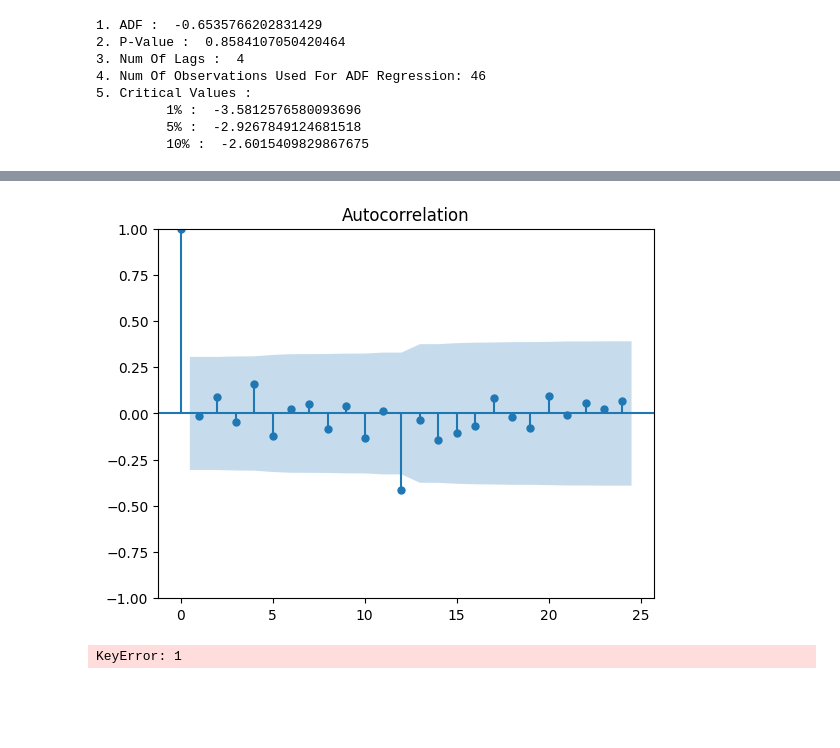
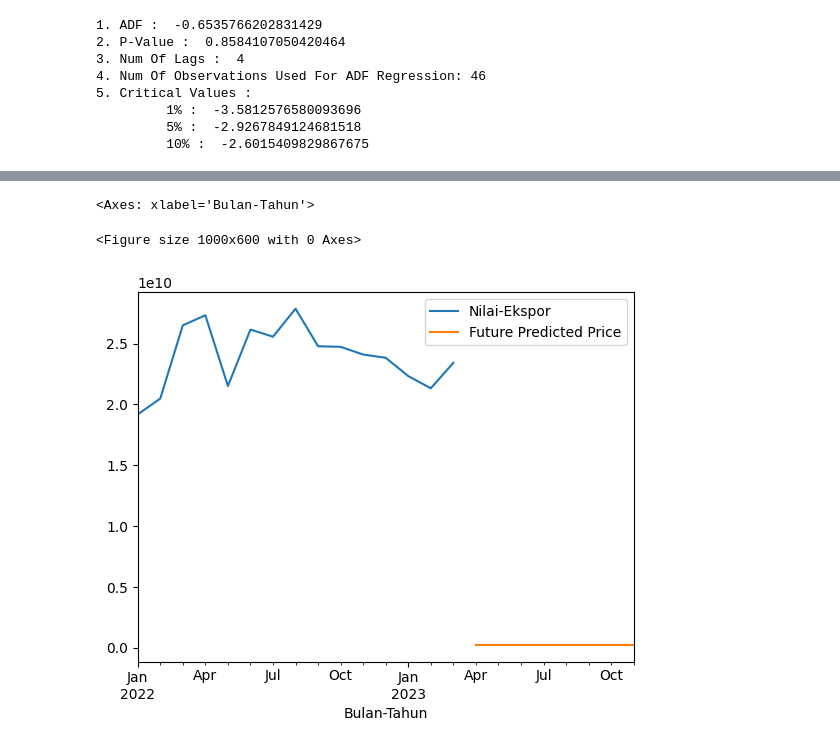
Before and after one commit to tmuchlissin/pa-mlops, a Jupyter notebook: model-forecasting.ipynb, the cells around one changed output, grey strips where cells are left out. Saved outputs shown, nothing was run; the diff lists cells and outputs as text; code cells hidden in the pictures; blank space fills up the shorter version.

```diff
--- a/model-forecasting.ipynb
+++ b/model-forecasting.ipynb
@@ -151,4 +168,0 @@ plt.show()
-# %%
-train=df.iloc[:-15]
-test=df.iloc[-15:]
-print(train.shape,test.shape)
@@ -157,4 +168,0 @@ print(train.shape,test.shape)
-# %%
-model=ARIMA(train['Nilai-Ekspor'],order=(3,1,3))
-model=model.fit()
-model.summary()
@@ -227,6 +206,6 @@ RMSE for Nilai Ekspor = : 2980051492.5370235
 # %%
-index_future_dates = pd.date_range(start='2023-04-01', end = '2023-12-01')
-pred=model2.predict(start=len(df), end=len(df)+8, type='levels').rename('ARIMA Predictions')
-pred.index=index_future_dates
+index_future_dates = pd.date_range(start='2023-04-01', end='2023-12-01', freq='M')
+pred = model.predict(start=len(df), end=len(df)+7, typ='levels').rename('ARIMA Predictions')
+pred.index = index_future_dates
 print(pred)
 # %% [output]
@@ -279,9 +220,0 @@ plt.yticks(fontsize=20, fontname='Verdana',)
-# %%
-test = df.loc[df.index >= '2022-06-01']
-
-test.plot(figsize=(20,10))
-plt.title('Nilai Ekspor Bulanan (TESTING DATA)', fontsize=27, fontname='Courier New', fontweight='bold')
-plt.xlabel('Periode : Jan-2019 - Mar-2023', fontsize=25, fontname='Courier New', fontweight='bold')
-plt.ylabel('Nilai Ekspor (US $)',fontsize=25, fontname='Courier New', fontweight='bold')
-plt.xticks(fontsize=20, fontname='Verdana',)
-plt.yticks(fontsize=20, fontname='Verdana',)
@@ -382,8 +221,8 @@ ax.xaxis.set_major_formatter(DateFormatter('%Y'))
-# %%
-res_acf = plot_acf(resid, lags=24)
-# %% [output]
-[figure, removed]
-# %%
-res_lb = acorr_ljungbox(resid, lags=24, return_df=False)[1]
-# %% [output]
-KeyError: 1
+# %%
+plt.figure(figsize=(10,6), dpi=100)
+test.plot(label='Actual Price of Nilai-Ekspor',legend=True)
+pred.plot(label='Future Predicted Price', legend=True)
+# %% [output]
+<Axes: xlabel='Bulan-Tahun'>
+<Figure size 1000x600 with 0 Axes>
+[figure, added]
```
Also changed, not shown: parts of 35 cells of this notebook.
